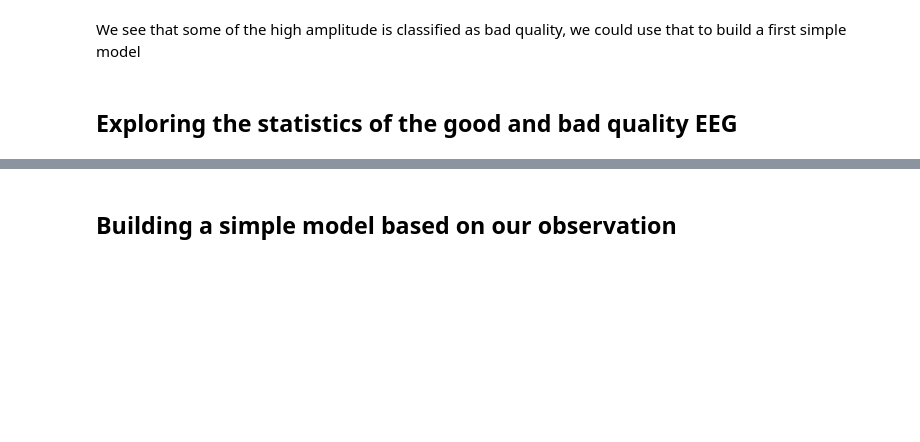
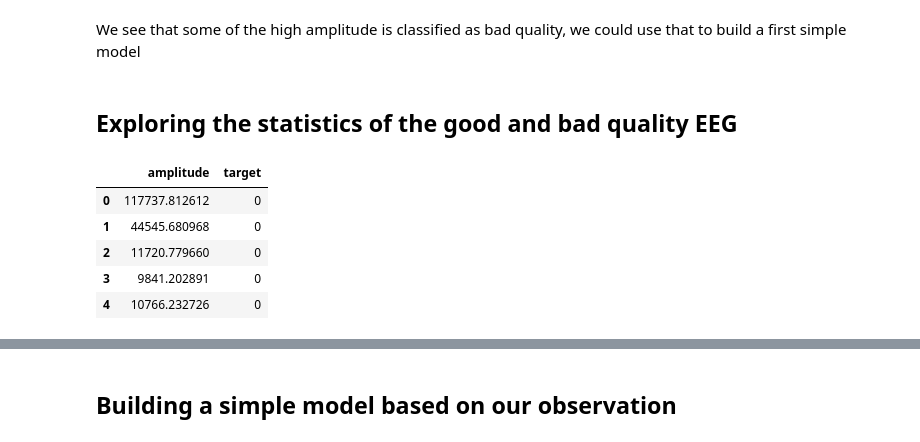
Before and after one commit to L4ncelin/EEG_signals_quality_analysis, a Jupyter notebook: Notebooks/introduction-to-the-eeg-quality-challenge-beacon.ipynb, the cells around one changed output, grey strips where cells are left out. Drawn from its saved outputs; the diff is of its cells as text; code cells hidden in the pictures; blank space fills up the shorter version.

```diff
--- a/Notebooks/introduction-to-the-eeg-quality-challenge-beacon.ipynb
+++ b/Notebooks/introduction-to-the-eeg-quality-challenge-beacon.ipynb
@@ -187,6 +187,15 @@ amplitude = (np.max(reshaped_array,-1) - np.min(reshaped_array,-1)).reshape(-1)
 targets_flatten = target[..., :len(reshaped_array[0])].reshape(-1)
 # %%
 data = pd.DataFrame({"amplitude":amplitude,"target":targets_flatten})
+# %%
+data.head()
+# %% [output]
+|  | amplitude | target |
+| 0 | 117737.812612 | 0 |
+| 1 | 44545.680968 | 0 |
+| 2 | 11720.779660 | 0 |
+| 3 | 9841.202891 | 0 |
+| 4 | 10766.232726 | 0 |
 # %%
 melted_data = pd.melt(data, value_vars = ["amplitude"],id_vars = "target")
 sns.boxplot(melted_data,y = "variable", x = "value",hue = "target")
```
Also changed, not shown: parts of 7 cells of this notebook, 8 other files.
